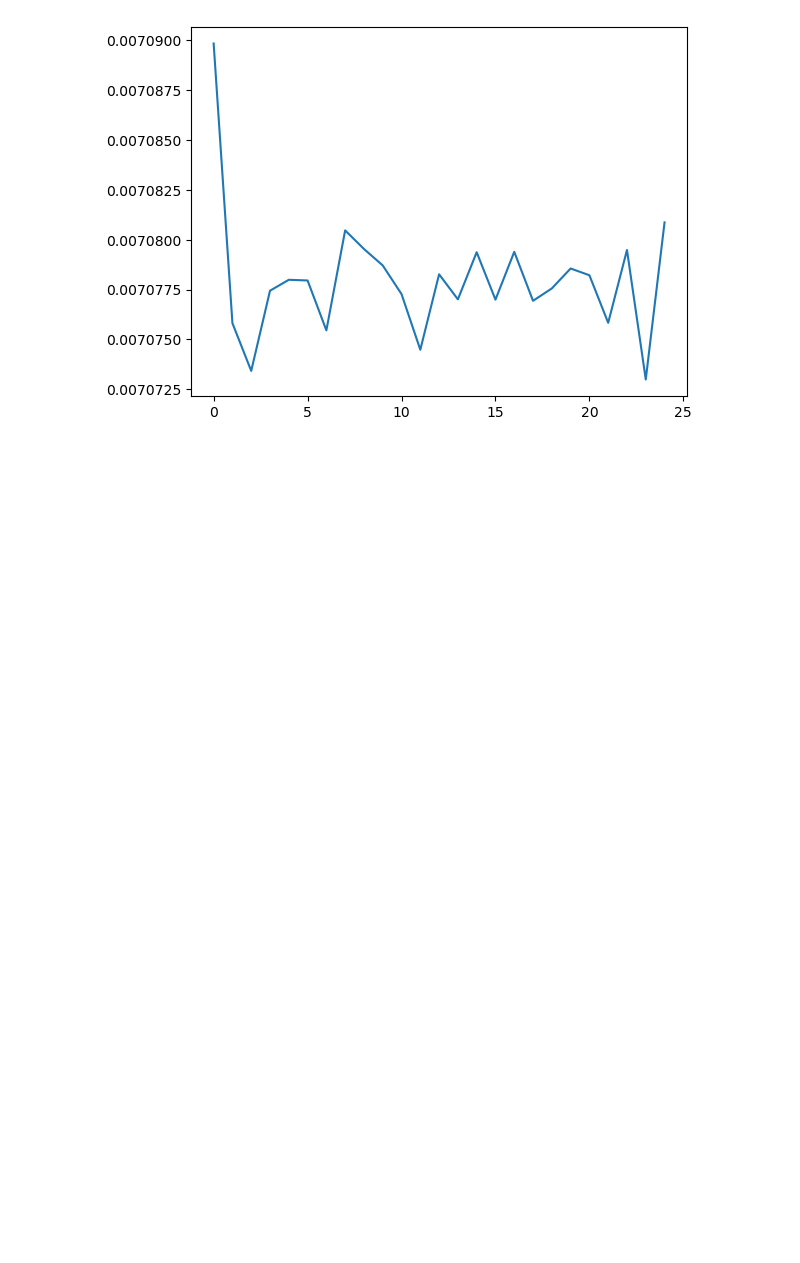
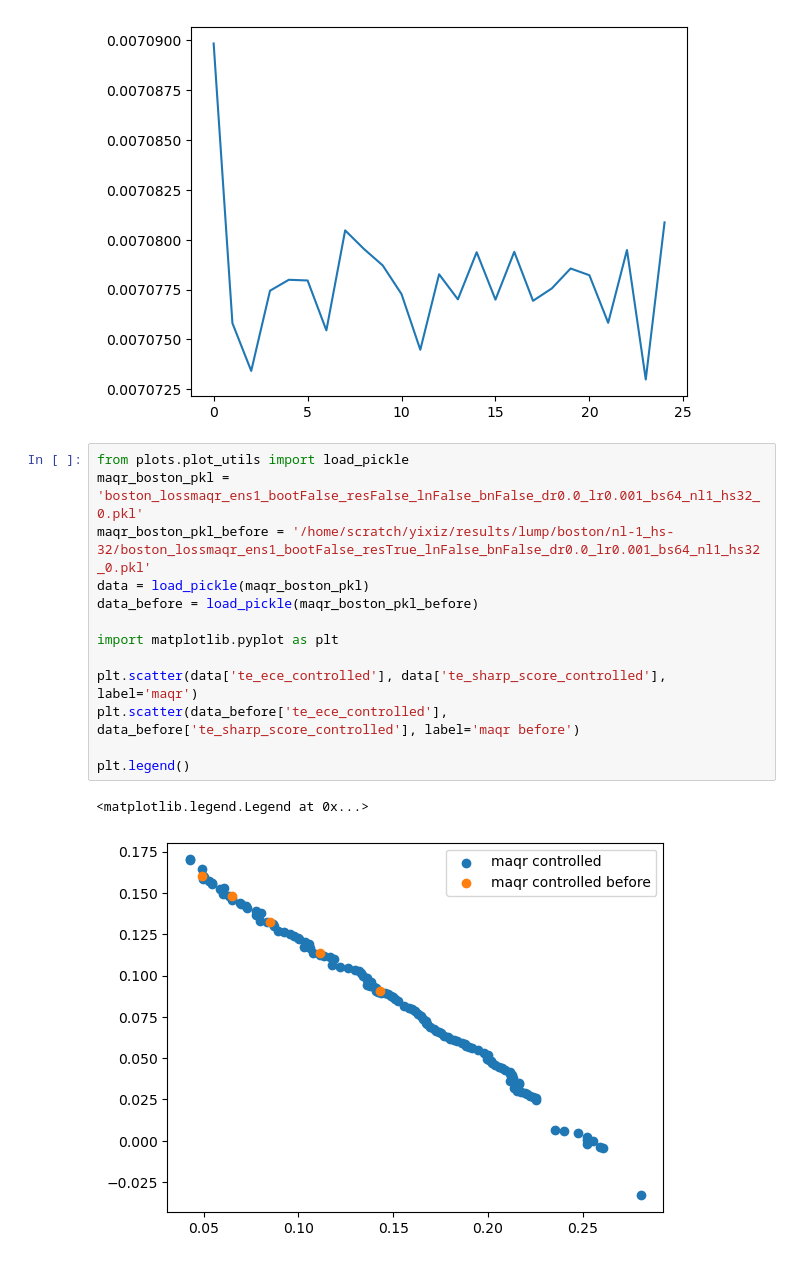
Before and after one commit to Zyxleo123/calibrated-quantile-uq, a Jupyter notebook: test.ipynb, the cells around one changed output. Cells and saved outputs as stored; diff of their text form; blank space fills up the shorter version.

```diff
--- a/test.ipynb
+++ b/test.ipynb
@@ -261,3 +263,19 @@ plt.plot([tr.cpu() for tr in data['tr_loss_list']])
 # %% [output]
 [<matplotlib.lines.Line2D at 0x...>]
 [figure]
+# %%
+from plots.plot_utils import load_pickle
+maqr_boston_pkl = 'boston_lossmaqr_ens1_bootFalse_resFalse_lnFalse_bnFalse_dr0.0_lr0.001_bs64_nl1_hs32_0.pkl'
+maqr_boston_pkl_before = '/home/scratch/yixiz/results/lump/boston/nl-1_hs-32/boston_lossmaqr_ens1_bootFalse_resTrue_lnFalse_bnFalse_dr0.0_lr0.001_bs64_nl1_hs32_0.pkl'
+data = load_pickle(maqr_boston_pkl)
+data_before = load_pickle(maqr_boston_pkl_before)
+
+import matplotlib.pyplot as plt
+
+plt.scatter(data['te_ece_controlled'], data['te_sharp_score_controlled'], label='maqr')
+plt.scatter(data_before['te_ece_controlled'], data_before['te_sharp_score_controlled'], label='maqr before')
+
+plt.legend()
+# %% [output]
+<matplotlib.legend.Legend at 0x...>
+[figure, added]
```
Also changed, not shown: parts of 3 cells of this notebook, 6 other files.
